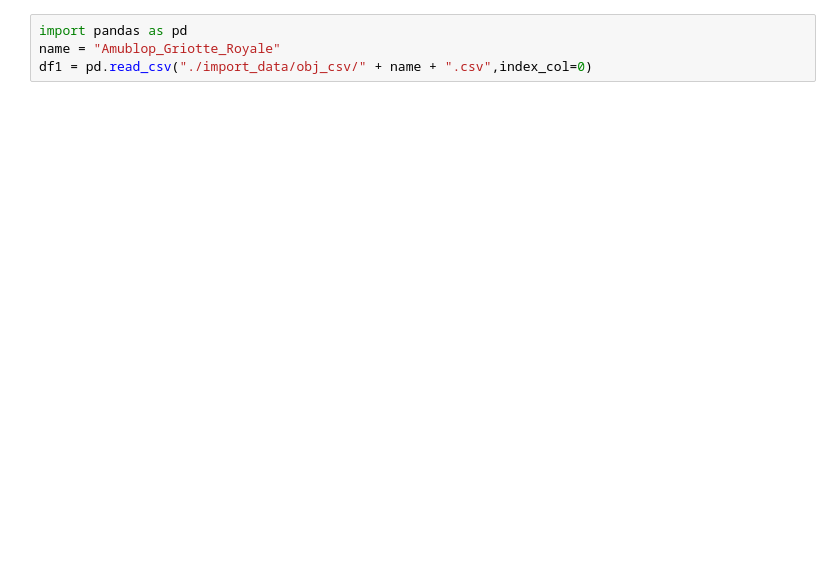
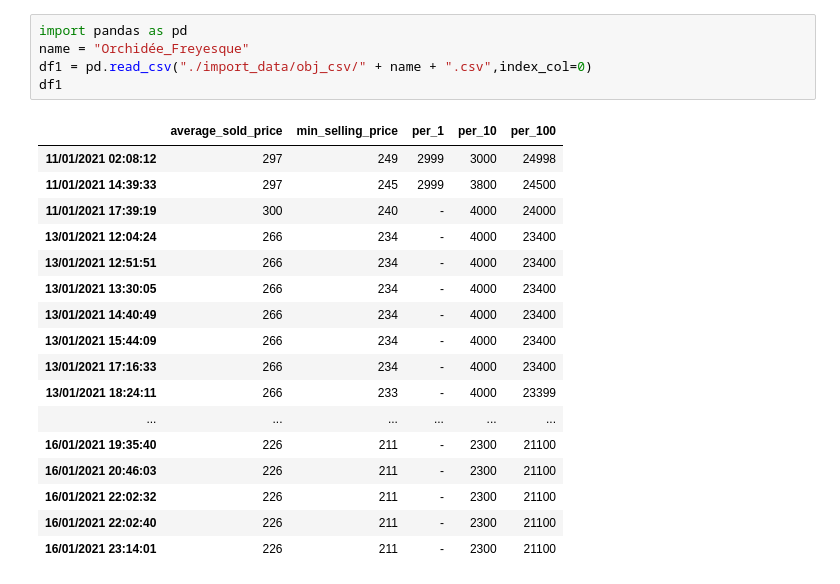
Before and after one commit to Matth26/dof_data, a Jupyter notebook: test.ipynb, the cells around one changed output. Drawn from its saved outputs; the diff is of its cells as text; blank space fills up the shorter version.

```diff
--- a/test.ipynb
+++ b/test.ipynb
@@ -1,4 +1,23 @@
 # %%
 import pandas as pd
-name = "Amublop_Griotte_Royale"
+name = "Orchidée_Freyesque"
 df1 = pd.read_csv("./import_data/obj_csv/" + name + ".csv",index_col=0)
+df1
+# %% [output]
+|  | average_sold_price | min_selling_price | per_1 | per_10 | per_100 |
+| 11/01/2021 02:08:12 | 297 | 249 | 2999 | 3000 | 24998 |
+| 11/01/2021 14:39:33 | 297 | 245 | 2999 | 3800 | 24500 |
+| 11/01/2021 17:39:19 | 300 | 240 | - | 4000 | 24000 |
+| 13/01/2021 12:04:24 | 266 | 234 | - | 4000 | 23400 |
+| 13/01/2021 12:51:51 | 266 | 234 | - | 4000 | 23400 |
+| 13/01/2021 13:30:05 | 266 | 234 | - | 4000 | 23400 |
+| 13/01/2021 14:40:49 | 266 | 234 | - | 4000 | 23400 |
+| 13/01/2021 15:44:09 | 266 | 234 | - | 4000 | 23400 |
+| 13/01/2021 17:16:33 | 266 | 234 | - | 4000 | 23400 |
+| 13/01/2021 18:24:11 | 266 | 233 | - | 4000 | 23399 |
+| ... | ... | ... | ... | ... | ... |
+| 16/01/2021 19:35:40 | 226 | 211 | - | 2300 | 21100 |
+| 16/01/2021 20:46:03 | 226 | 211 | - | 2300 | 21100 |
+| 16/01/2021 22:02:32 | 226 | 211 | - | 2300 | 21100 |
+| 16/01/2021 22:02:40 | 226 | 211 | - | 2300 | 21100 |
+| 16/01/2021 23:14:01 | 226 | 211 | - | 2300 | 21100 |
```
Also changed, not shown: parts of 4 cells of this notebook.
